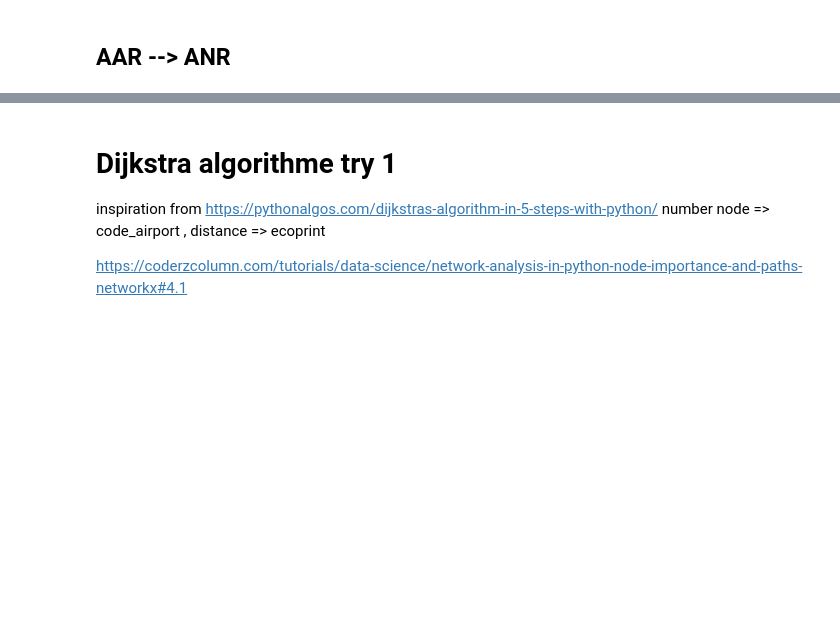
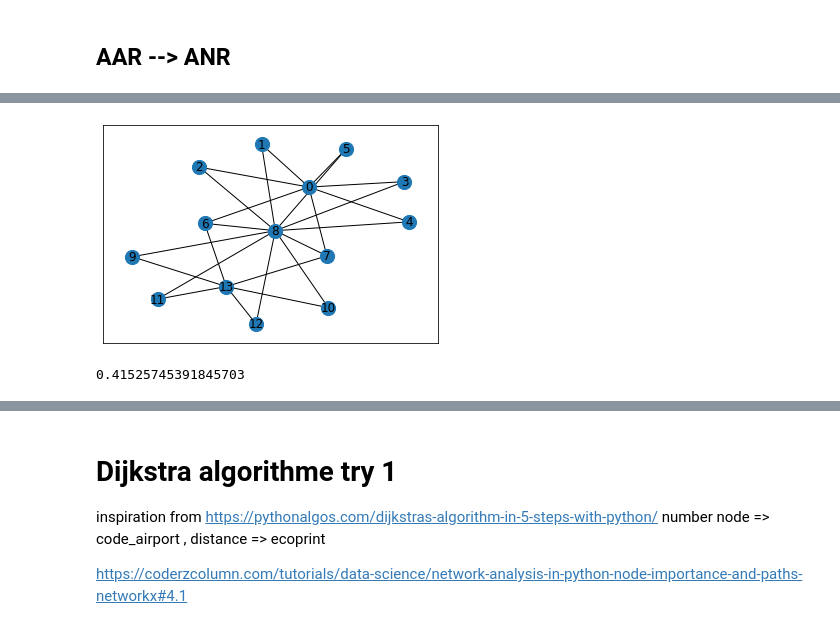
Before and after one commit to annevogel13/lifradaravion, a Jupyter notebook: NotebooksAnne/correspondance(1).ipynb, the cells around one changed output, grey strips where cells are left out. Saved outputs shown, nothing was run; the diff lists cells and outputs as text; code cells hidden in the pictures; blank space fills up the shorter version.

```diff
--- a/NotebooksAnne/correspondance(1).ipynb
+++ b/NotebooksAnne/correspondance(1).ipynb
@@ -55,17 +74,16 @@ graph_test_names = {
 # %%
-
+# version orginale
 # besoin d'une grande list qui rappel tous chiffre avec les codes des airports
-def creation_edges(listConnections : list[str], graphe, listReference : list, code1 : str, code2 : str, returnListEdges :list[tuple]):
+def creation_edges(graphe : nx.Graph, listReference : list, code1 : str, code2 : str): #returnListEdges :list[tuple]
     '''
         fonction qui crée à partir d'une liste d'aéroports un list des edges d'une graphe (avec le weight)
 
     '''
     # dans le listReference les airport recois un index qui corresponds au identifiant de graphe
-
+    listConnections = correspondance_1airport_int(code1, code2)
     # pour gerer les correspondances
     if listReference.count(code1) == 0:
         listReference.append(code1); #  airport de depart
-    else: print( "CODE1")
 
     index1 = listReference.index(code1);
 
@@ -75,7 +93,6 @@ def creation_edges(listConnections : list[str], graphe, listReference : list, co
 
     if listReference.count(code2) == 0:
         listReference.append(code2); # fin list => airport de  arrivee
-    else: print("CODE2")
 
     index2 = listReference.index(code2)
 
@@ -84,9 +101,9 @@ def creation_edges(listConnections : list[str], graphe, listReference : list, co
         weight = 2 # TODO doit etre remplacee par CO2
 
         indextmp = listReference.index(i)
-        listEdges.append((index1,indextmp ,weight))
-        listEdges.append((indextmp,index2 ,weight))
+        listEdges.append((index1,indextmp,weight))
+        listEdges.append((indextmp,index2,weight))
 
     graphe.add_weighted_edges_from(listEdges)
-    returnListEdges.extend(listEdges)
+    return listEdges
 # %%
@@ -222,0 +201,18 @@ nb nodes :  14
+# %%
+#test creation_edges
+start1 = time.time()
+
+graph_test4_1 = nx.Graph();
+ref_test4_1 = []
+return_test_4_1 = []
+# creer une correspondance
+creation_edges(graph_test4_1, ref_test4_1, 'AAR', 'DUS')
+ttt = creation_edges(graph_test4_1, ref_test4_1, 'DUS', 'ANR')
+
+dessiner_graphe(graph_test4_1)
+
+end1 = time.time()
+print( end1 - start1)
+# %% [output]
+[figure, added]
+0.41525745391845703
```
Also changed, not shown: parts of 14 cells of this notebook.
